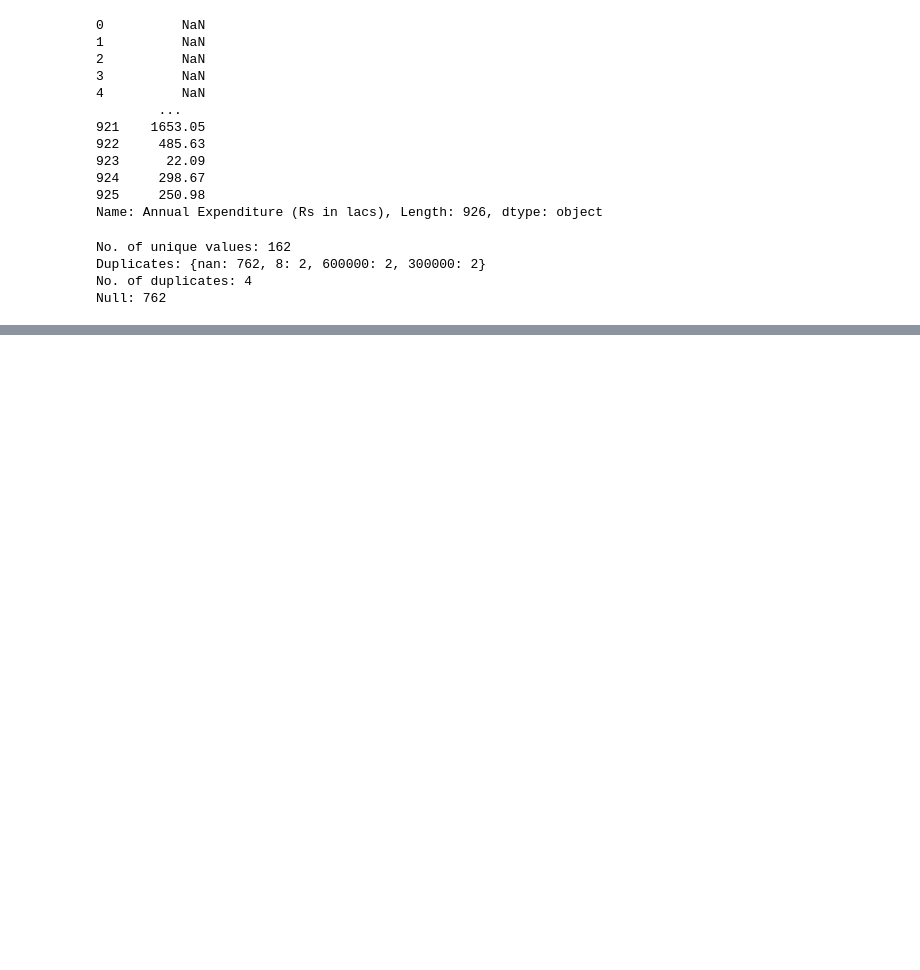
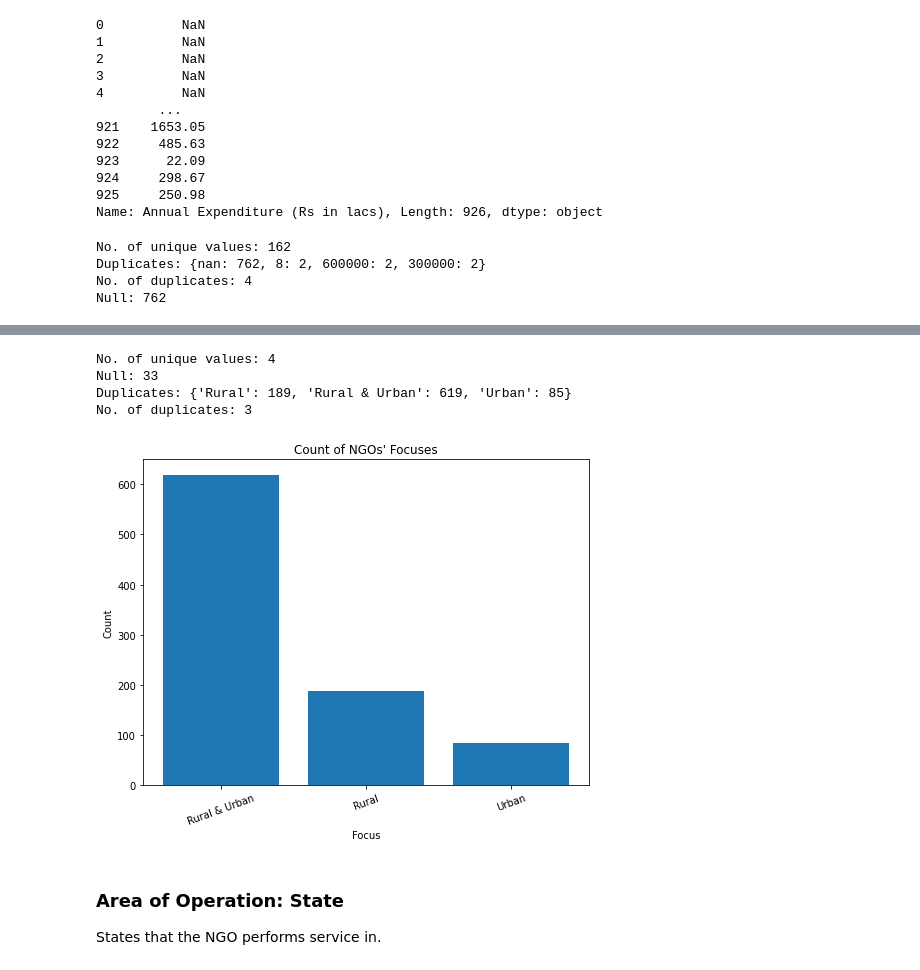
Before and after one commit to shayan-khoygani/Codebook, a Jupyter notebook: DarpanBihar3192020/DarpanBihar3192020.ipynb, the cells around one changed output, grey strips where cells are left out. Drawn from its saved outputs; the diff is of its cells as text; code cells hidden in the pictures; blank space fills up the shorter version.

```diff
--- a/DarpanBihar3192020/DarpanBihar3192020.ipynb
+++ b/DarpanBihar3192020/DarpanBihar3192020.ipynb
@@ -714,0 +1216,3 @@ Null: 762
+# %%
+column = Darpan_Bihar_2["Focus"]
+column
@@ -714,0 +1232,37 @@ Null: 762
+# %%
+# Check number of unique values
+print("No. of unique values:", len(column.unique()))
+
+# Check for null values
+print("Null:", sum(column.isnull()))
+column.dropna(inplace = True)
+
+# Check for duplicates
+counter = dict(Counter(column))
+duplicates = { key:value for key, value in counter.items() if value > 1}
+print("Duplicates:", duplicates)
+if len(duplicates) > 0:
+    print("No. of duplicates:", len(duplicates))
+# %% [output]
+No. of unique values: 4
+Null: 33
+Duplicates: {'Rural': 189, 'Rural & Urban': 619, 'Urban': 85}
+No. of duplicates: 3
+# %%
+# Table of number of each class
+table = column.value_counts().rename_axis('Focus').reset_index(name='Count')
+
+# Plot number of each focus group
+plt.figure(figsize = (8, 6))
+plt.bar(table["Focus"], table["Count"])
+plt.title("Count of NGOs' Focuses")
+plt.xlabel("Focus")
+plt.ylabel('Count')
+plt.xticks(rotation = 20);
+plt.show()
+# %% [output]
+[figure, added]
+# %% [markdown]
+### Area of Operation: State
+<a class="anchor" id="5.2.22"></a>
+States that the NGO performs service in.
```
Also changed, not shown: parts of 55 cells of this notebook.
